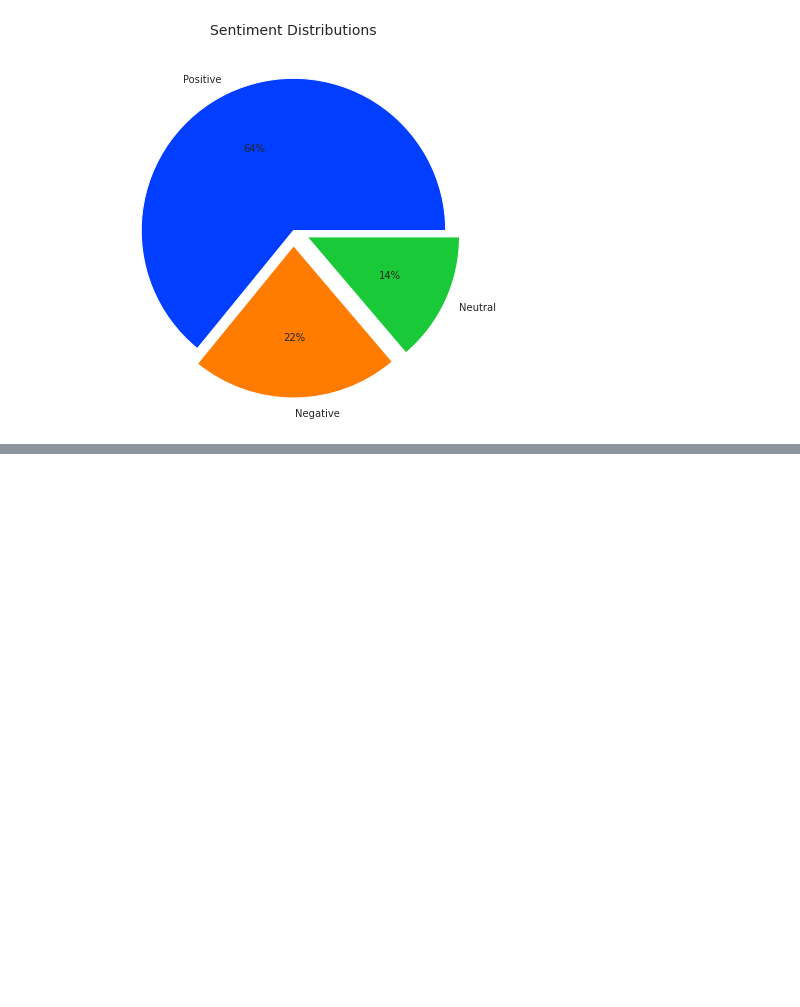
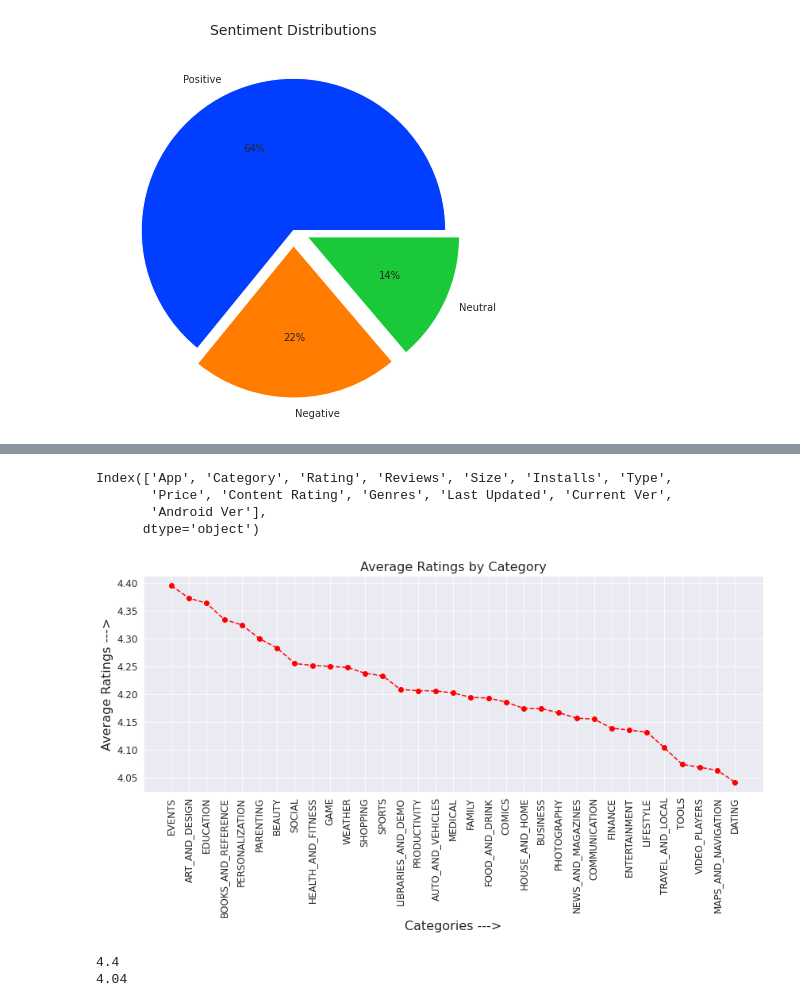
Before and after one commit to AshboyOP/Playstore-Apps-Review-Analysis, a Jupyter notebook: PlaystoreAppsReviewAnalysis.ipynb, the cells around one changed output, grey strips where cells are left out. Saved outputs shown, nothing was run; the diff lists cells and outputs as text; code cells hidden in the pictures; blank space fills up the shorter version.

```diff
--- a/PlaystoreAppsReviewAnalysis.ipynb
+++ b/PlaystoreAppsReviewAnalysis.ipynb
@@ -629,0 +636,27 @@ plt.show()
+# %%
+df1.columns
+# %% [output]
+Index(['App', 'Category', 'Rating', 'Reviews', 'Size', 'Installs', 'Type',
+       'Price', 'Content Rating', 'Genres', 'Last Updated', 'Current Ver',
+       'Android Ver'],
+      dtype='object')
+# %%
+data = df1.groupby('Category')['Rating'].mean().sort_values(ascending=False)
+plt.figure(figsize=(14, 5))
+plt.plot(data, "ro--")
+plt.title('Average Ratings by Category', fontsize=16)
+plt.xlabel('Categories --->', fontsize=16)
+plt.ylabel('Average Ratings --->', fontsize=16)
+plt.xticks(rotation=90,fontsize=12)
+plt.yticks(fontsize=12)
+plt.show()
+
+# Highest and Lowest average rating
+high = data[0]
+low = data[-1]
+print(round(high, 2))
+print(round(low, 2))
+# %% [output]
+[figure, added]
+4.4
+4.04
```
Also changed, not shown: parts of 21 cells of this notebook.
